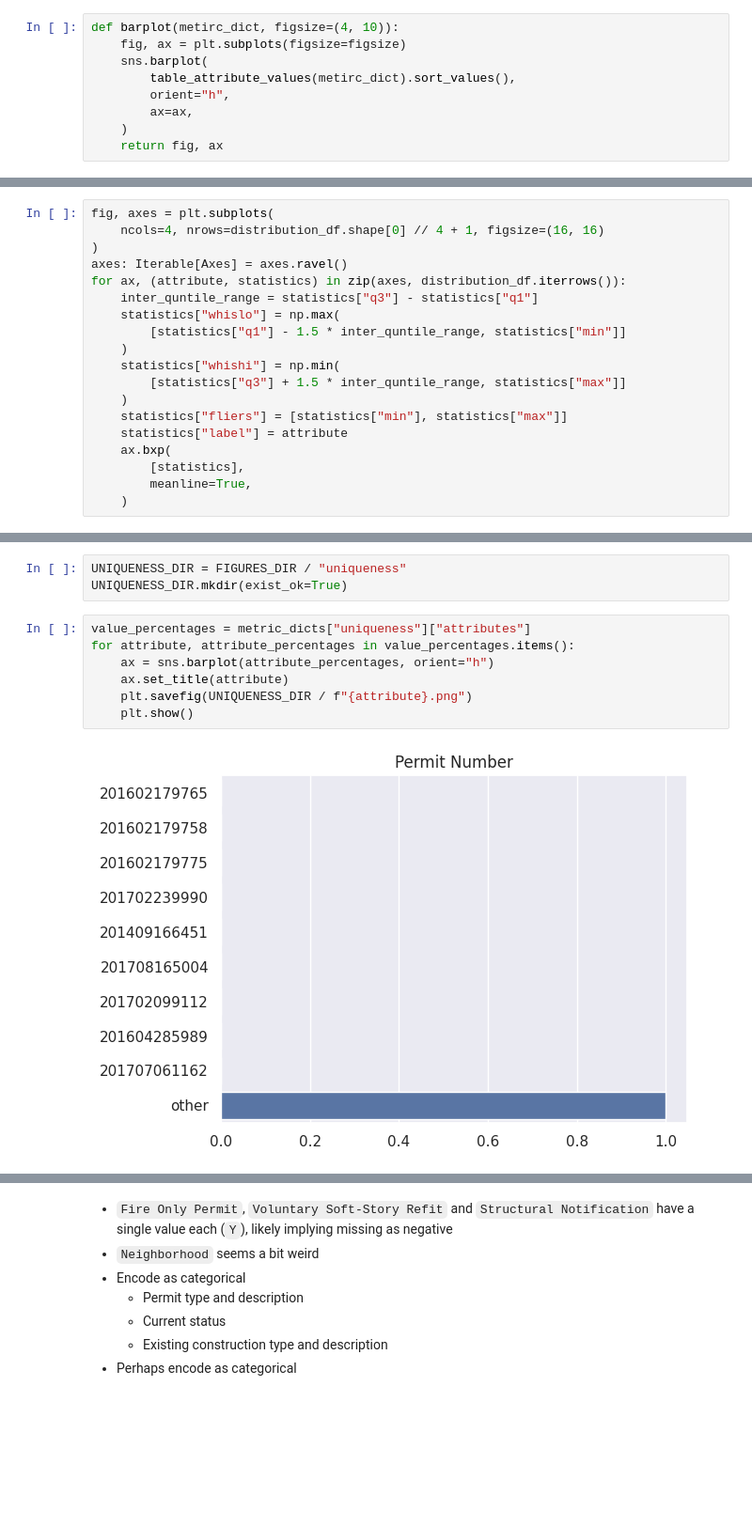
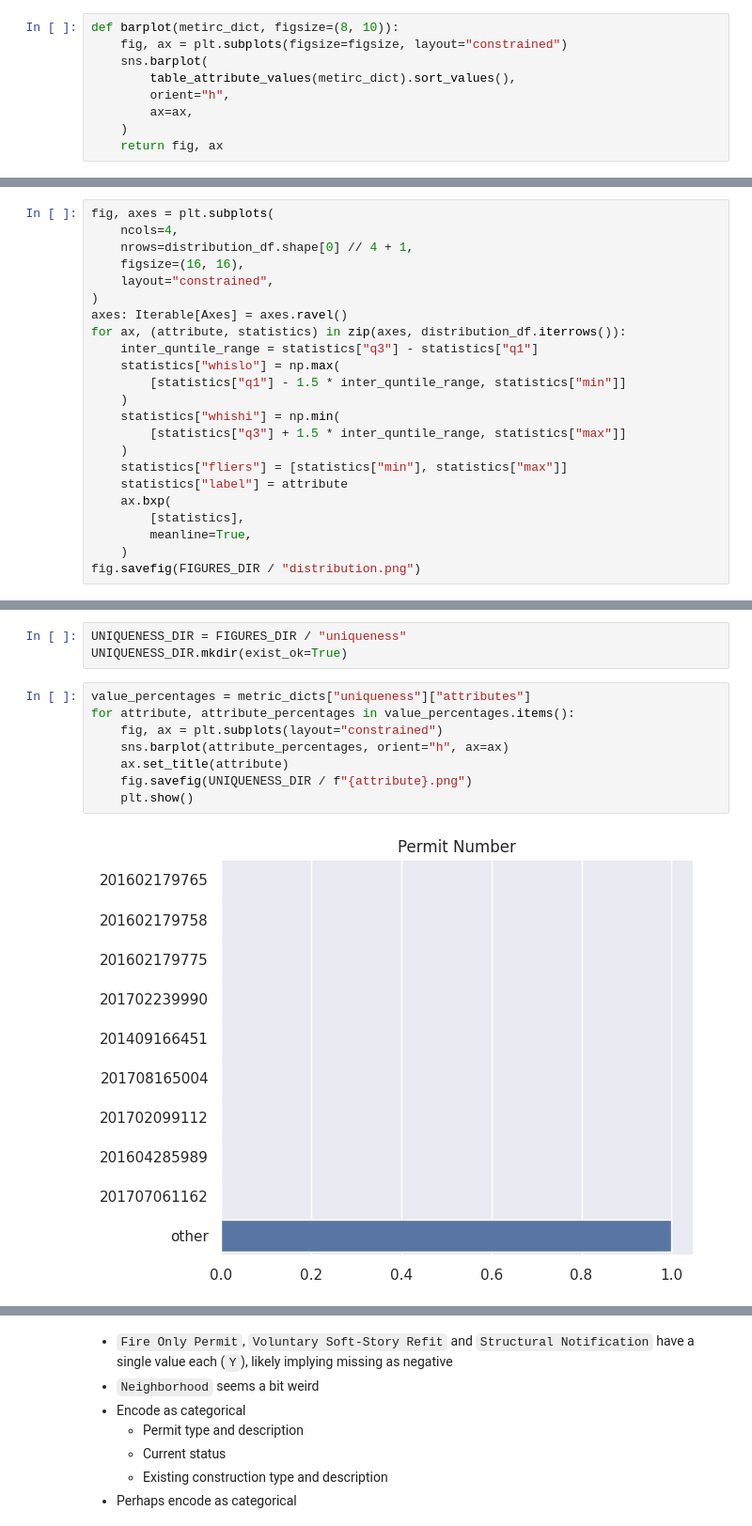
Before and after one commit to tomaz-suller/diq, a Jupyter notebook: notebooks/1a-tomaz-suller-profiling-analysis.ipynb, the cells around one changed output, grey strips where cells are left out. Shown at 94% size. Cells and saved outputs as stored; diff of their text form; blank space fills up the shorter version.

```diff
--- a/notebooks/1a-tomaz-suller-profiling-analysis.ipynb
+++ b/notebooks/1a-tomaz-suller-profiling-analysis.ipynb
@@ -42,8 +45,8 @@ def table_attribute_values(metric: dict) -> pd.Series:
         attributes["table"] = table
     return pd.Series(attributes)
 # %%
-def barplot(metirc_dict, figsize=(4, 10)):
-    fig, ax = plt.subplots(figsize=figsize)
+def barplot(metirc_dict, figsize=(8, 10)):
+    fig, ax = plt.subplots(figsize=figsize, layout="constrained")
     sns.barplot(
         table_attribute_values(metirc_dict).sort_values(),
         orient="h",
@@ -171,7 +180,10 @@ distribution_df
 | Record ID | 198900.0 | 1.162048e+12 | 4.918215e+11 | 1.293532e+10 | 1.308567e+12 | 1.371840e+12 | 1.435000e+12 | 1.498342e+12 |
 # %%
 fig, axes = plt.subplots(
-    ncols=4, nrows=distribution_df.shape[0] // 4 + 1, figsize=(16, 16)
+    ncols=4,
+    nrows=distribution_df.shape[0] // 4 + 1,
+    figsize=(16, 16),
+    layout="constrained",
 )
 axes: Iterable[Axes] = axes.ravel()
 for ax, (attribute, statistics) in zip(axes, distribution_df.iterrows()):
@@ -188,4 +200,5 @@ for ax, (attribute, statistics) in zip(axes, distribution_df.iterrows()):
         [statistics],
         meanline=True,
     )
+fig.savefig(FIGURES_DIR / "distribution.png")
 # %% [output]
@@ -209,9 +222,10 @@ UNIQUENESS_DIR.mkdir(exist_ok=True)
 # %%
 value_percentages = metric_dicts["uniqueness"]["attributes"]
 for attribute, attribute_percentages in value_percentages.items():
-    ax = sns.barplot(attribute_percentages, orient="h")
+    fig, ax = plt.subplots(layout="constrained")
+    sns.barplot(attribute_percentages, orient="h", ax=ax)
     ax.set_title(attribute)
-    plt.savefig(UNIQUENESS_DIR / f"{attribute}.png")
+    fig.savefig(UNIQUENESS_DIR / f"{attribute}.png")
     plt.show()
 # %% [output]
-[figure, old version]
+[figure, new version]
```
Also changed, not shown: parts of 12 cells of this notebook, 7 other files.
